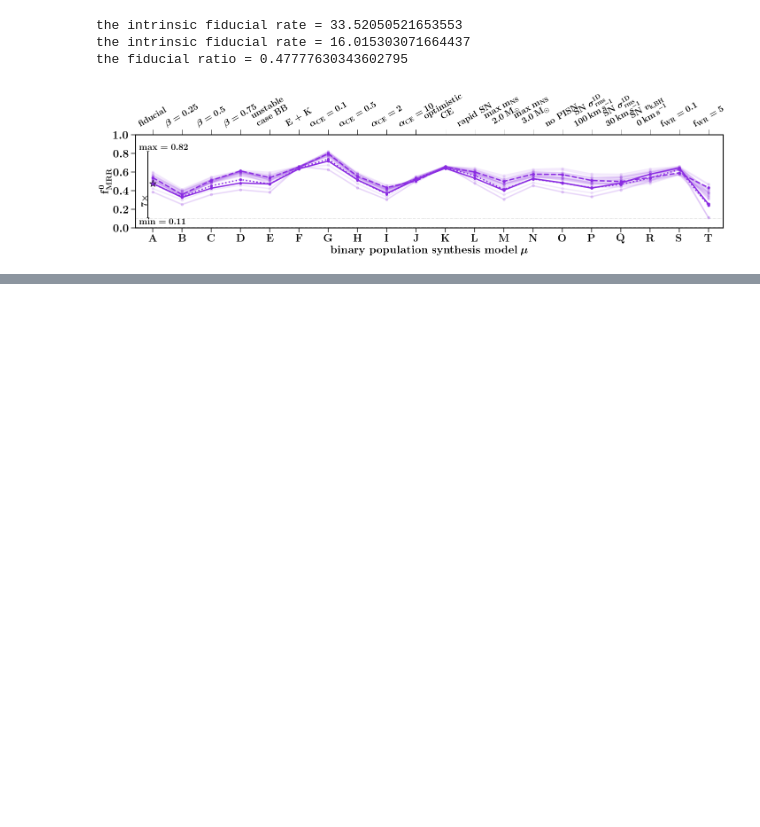
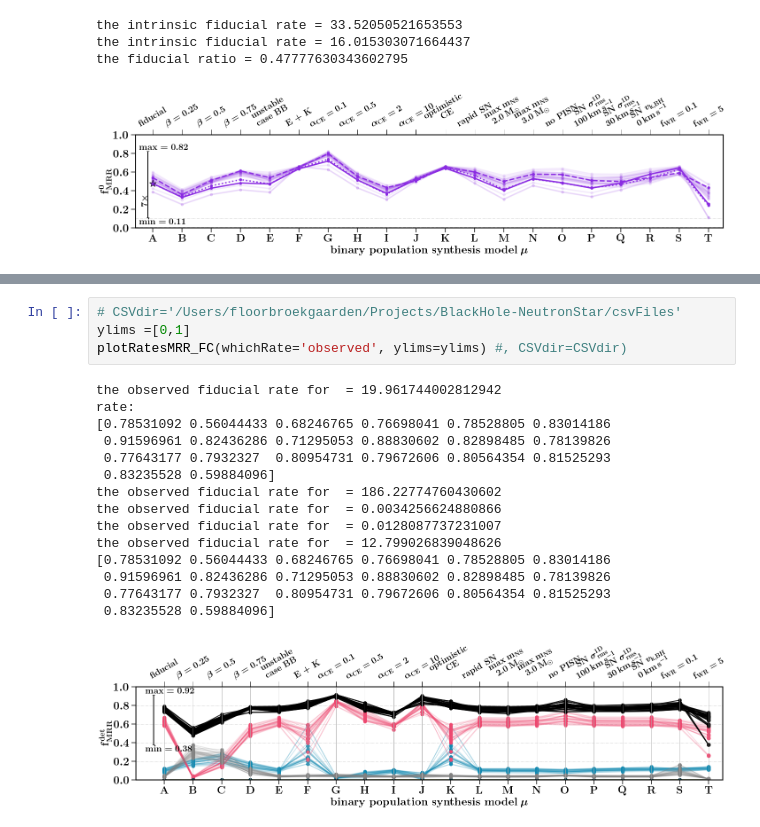
Before and after one commit to FloorBroekgaarden/MRR_Project, a Jupyter notebook: MRR_Rates_For_All_Models/MRR_Rates_Intrinsic_and_Detectable_summary.ipynb, the cells around one changed output, grey strips where cells are left out. Cells and saved outputs as stored; diff of their text form; blank space fills up the shorter version.

```diff
--- a/MRR_Rates_For_All_Models/MRR_Rates_Intrinsic_and_Detectable_summary.ipynb
+++ b/MRR_Rates_For_All_Models/MRR_Rates_Intrinsic_and_Detectable_summary.ipynb
@@ -262,0 +528,20 @@ the fiducial ratio = 0.47777630343602795
+# %%
+# CSVdir='/Users/floorbroekgaarden/Projects/BlackHole-NeutronStar/csvFiles'
+ylims =[0,1]
+plotRatesMRR_FC(whichRate='observed', ylims=ylims) #, CSVdir=CSVdir)
+# %% [output]
+the observed fiducial rate for  = 19.961744002812942
+rate:
+[0.78531092 0.56044433 0.68246765 0.76698041 0.78528805 0.83014186
+ 0.91596961 0.82436286 0.71295053 0.88830602 0.82898485 0.78139826
+ 0.77643177 0.7932327  0.80954731 0.79672606 0.80564354 0.81525293
+ 0.83235528 0.59884096]
+the observed fiducial rate for  = 186.22774760430602
+the observed fiducial rate for  = 0.0034256624880866
+the observed fiducial rate for  = 0.0128087737231007
+the observed fiducial rate for  = 12.799026839048626
+[0.78531092 0.56044433 0.68246765 0.76698041 0.78528805 0.83014186
+ 0.91596961 0.82436286 0.71295053 0.88830602 0.82898485 0.78139826
+ 0.77643177 0.7932327  0.80954731 0.79672606 0.80564354 0.81525293
+ 0.83235528 0.59884096]
+[figure, added]
```
Also changed, not shown: parts of 9 cells of this notebook, 14 other files.
